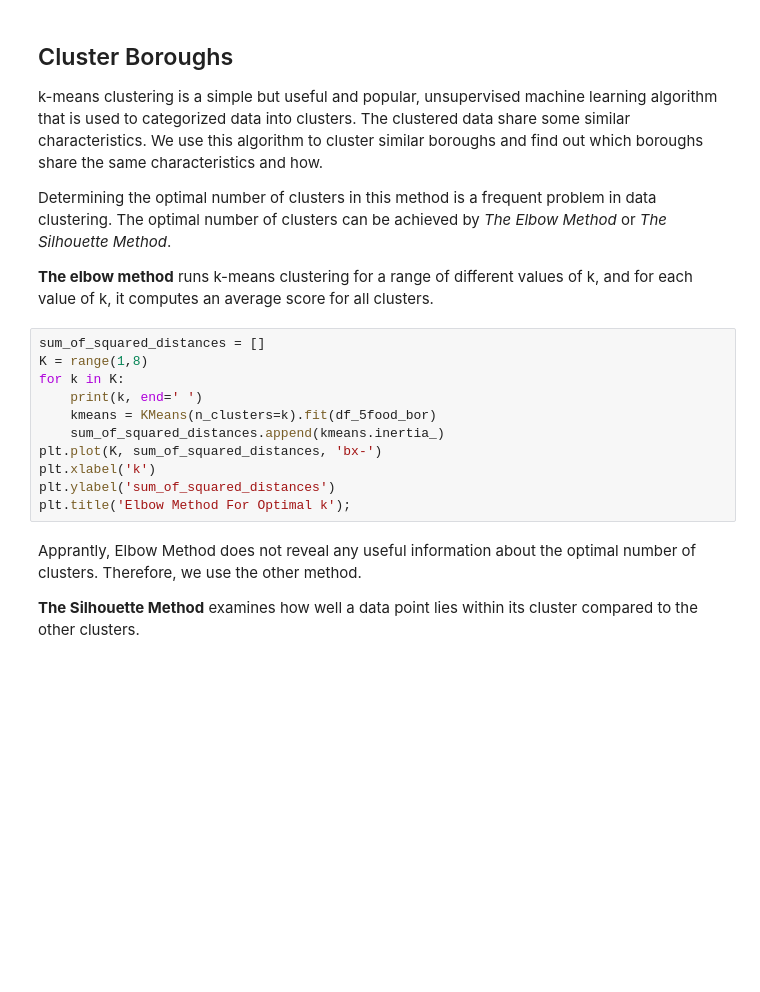
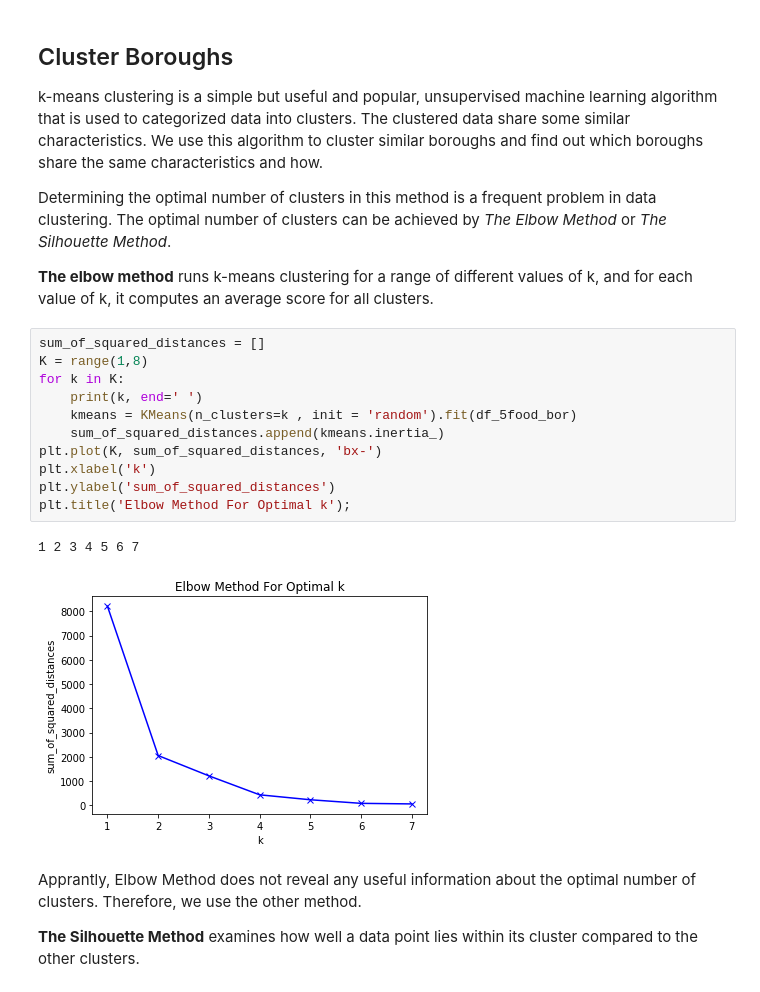
Before and after one commit to 1Mahraz/Coursera_Capstone, a Jupyter notebook: Exploring Toronto Neighborhood.ipynb, the cells around one changed output. Cells and saved outputs as stored; diff of their text form; blank space fills up the shorter version.

```diff
--- a/Exploring Toronto Neighborhood.ipynb
+++ b/Exploring Toronto Neighborhood.ipynb
@@ -563,14 +733,17 @@ Determining the optimal number of clusters in this method is a frequent problem
 # %%
 sum_of_squared_distances = []
 K = range(1,8)
 for k in K:
     print(k, end=' ')
-    kmeans = KMeans(n_clusters=k).fit(df_5food_bor)
+    kmeans = KMeans(n_clusters=k , init = 'random').fit(df_5food_bor)
     sum_of_squared_distances.append(kmeans.inertia_)
 plt.plot(K, sum_of_squared_distances, 'bx-')
 plt.xlabel('k')
 plt.ylabel('sum_of_squared_distances')
 plt.title('Elbow Method For Optimal k');
+# %% [output]
+1 2 3 4 5 6 7
+[figure, added]
 # %% [markdown]
 Apprantly, Elbow Method does not reveal any useful information about the optimal number of clusters. Therefore, we use the other method.
 
```
Also changed, not shown: parts of 72 cells of this notebook.
